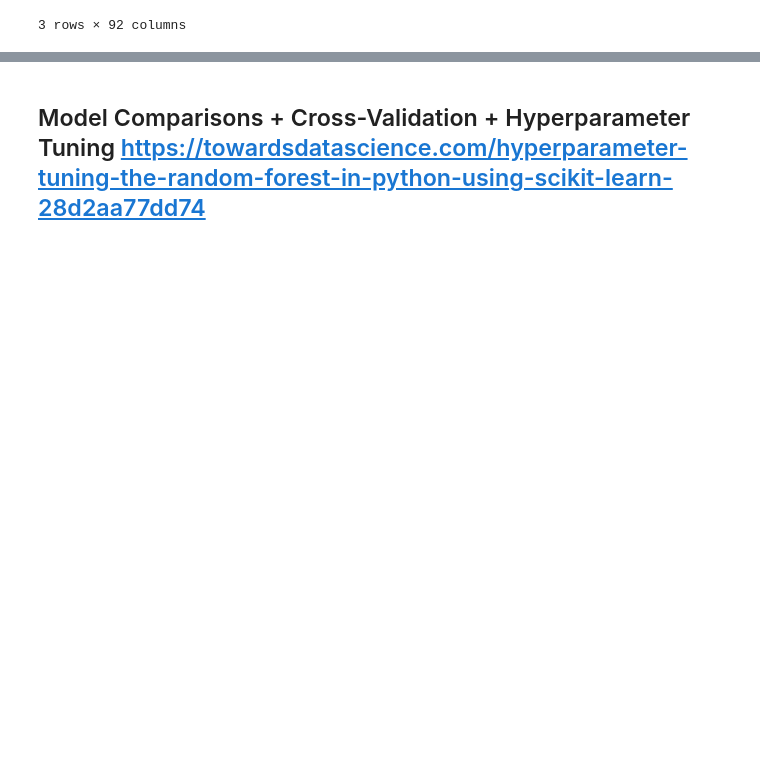
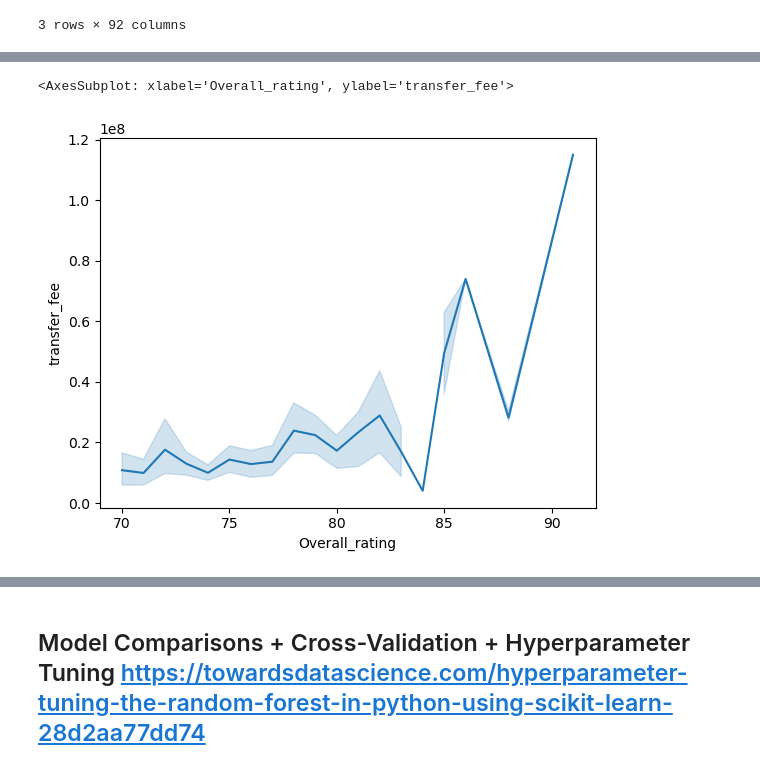
Before and after one commit to aymankhan2003/Market-Value-Predictor, a Jupyter notebook: Project.ipynb, the cells around one changed output, grey strips where cells are left out. Drawn from its saved outputs; the diff is of its cells as text; code cells hidden in the pictures; blank space fills up the shorter version.

```diff
--- a/Project.ipynb
+++ b/Project.ipynb
@@ -749,0 +778,5 @@ tf_data ['transfer_fee'] = tf_data ['transfer_fee'].str.replace('m', '').astype(
+# %%
+sns.lineplot(data = tf_data, x = "Overall_rating", y = "transfer_fee")
+# %% [output]
+<AxesSubplot: xlabel='Overall_rating', ylabel='transfer_fee'>
+[figure, added]
```
Also changed, not shown: parts of 73 cells of this notebook, 1 other file.
